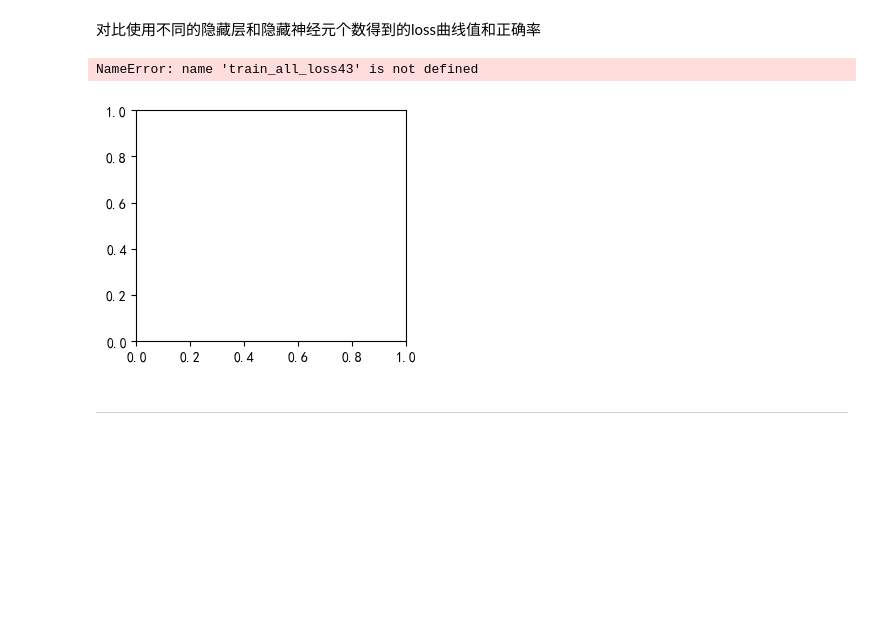
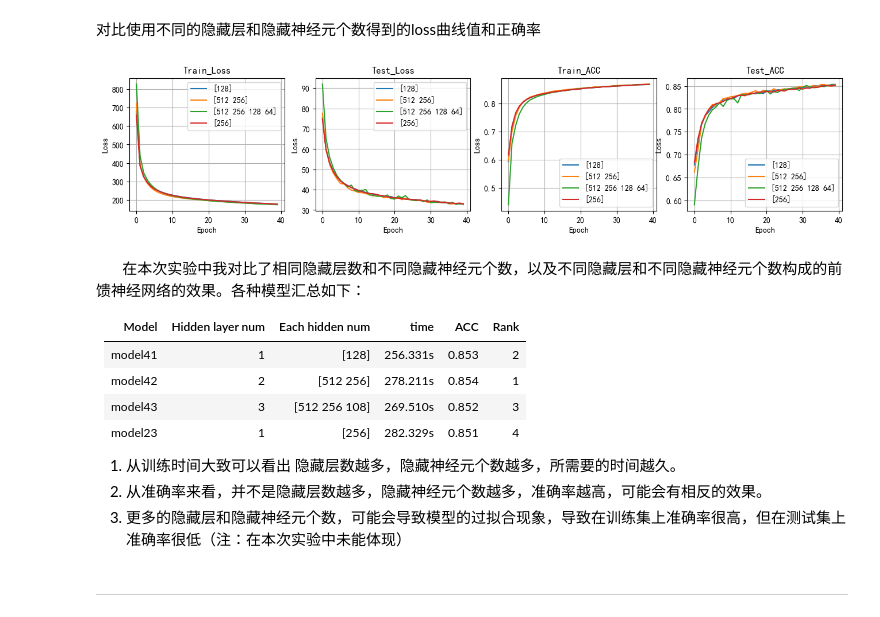
Before and after one commit to Drailife/BJTU-Deeplearning, a Jupyter notebook: 2.前馈神经网络/前馈神经网络实验.ipynb, the cells around one changed output. Cells and saved outputs as stored; diff of their text form; code cells hidden in the pictures; blank space fills up the shorter version.

```diff
--- a/2.前馈神经网络/前馈神经网络实验.ipynb
+++ b/2.前馈神经网络/前馈神经网络实验.ipynb
@@ -667,7 +671,7 @@ model23 = model23.to(device)
 def train_and_test(model=model23):
     MyModel = model
     print(MyModel)
-    optimizer = SGD(MyModel.parameters(), lr=0.02)  # 优化函数
+    optimizer = SGD(MyModel.parameters(), lr=0.01)  # 优化函数
     epochs = 40  # 训练轮数
     criterion = CrossEntropyLoss() # 损失函数
     train_all_loss23 = []  # 记录训练集上得loss变化
@@ -777,15 +785,17 @@ plt.show()
 ### 3.2.1画图函数
 # %%
 def ComPlot(datalist,title='1',ylabel='Loss',flag='act'):
+    plt.rcParams["font.sans-serif"]=["SimHei"] #设置字体
+    plt.rcParams["axes.unicode_minus"]=False #该语句解决图像中的“-”负号的乱码问题
     plt.title(title)
     plt.xlabel('Epoch')
     plt.ylabel(ylabel)
-    plt.plot(datalist[0],label='Elu' if flag=='act' else '[128]')
-    plt.plot(datalist[1],label='Tanh' if flag=='act' else '[512 256 128]')
-    plt.plot(datalist[2],label='Sigmoid' if flag=='act' else '[512,256]')
+    plt.plot(datalist[0],label='Tanh' if flag=='act' else '[128]')
+    plt.plot(datalist[1],label='Sigmoid' if flag=='act' else '[512 256]')
+    plt.plot(datalist[2],label='ELu' if flag=='act' else '[512 256 128 64]')
     plt.plot(datalist[3],label='Relu' if flag=='act' else '[256]')
     plt.legend()
-    plt.show()
+    plt.grid(True)
 # %% [markdown]
 ### 3.2.1 使用Tanh激活函数
 # %%
@@ -916,7 +938,7 @@ plt.show()
 ### 4.2.1一个隐藏层，神经元个数为[128]
 # %%
 # 使用实验二中多分类的模型  一个隐藏层，神经元个数为[128]
-model41 = MyNet23(1,28*28,[256],10,act='relu')
+model41 = MyNet23(1,28*28,[128],10,act='relu')
 model41 = model41.to(device) # 若有gpu则放在gpu上训练
 # 调用实验二中定义的训练函数，避免重复编写代码
 train_all_loss41,test_all_loss41,train_ACC41,test_ACC41 = train_and_test(model=model41)
@@ -971,9 +993,9 @@ torch.nn实现前馈网络-多分类任务 40轮 总用时: 449.038s
 # %%
-# 使用实验二中多分类的模型  两个隐藏层，神经元个数为[512，256，128]
+# 使用实验二中多分类的模型  四个隐藏层，神经元个数为[512，256，128，64]
 model43 = MyNet23(3,28*28,[512,256,128],10,act='relu')
 model43 = model43.to(device) # 若有gpu则放在gpu上训练
 # 调用实验二中定义的训练函数，避免重复编写代码
-train_all_loss43,test_all_loss43,train_ACC43,test_ACC4 = train_and_test(model=model43)
+train_all_loss43,test_all_loss43,train_ACC43,test_ACC43 = train_and_test(model=model43)
 # %% [output]
 你本次使用的激活函数为 relu
 MyNet23(
@@ -999,17 +1021,29 @@ torch.nn实现前馈网络-多分类任务 40轮 总用时: 431.372s
 # %%
 plt.figure(figsize=(16,3))
 plt.subplot(141)
-ComPlot([train_all_loss41,train_all_loss42,train_all_loss43,train_all_loss23],title='Train_Loss')
+ComPlot([train_all_loss41,train_all_loss42,train_all_loss43,train_all_loss23],title='Train_Loss',flag='hidden')
 plt.subplot(142)
-ComPlot([test_all_loss41,test_all_loss42,test_all_loss43,test_all_loss23],title='Test_Loss')
+ComPlot([test_all_loss41,test_all_loss42,test_all_loss43,test_all_loss23],title='Test_Loss',flag='hidden')
 plt.subplot(143)
-ComPlot([train_ACC41,train_ACC42,train_ACC43,train_ACC23],title='Train_ACC')
+ComPlot([train_ACC41,train_ACC42,train_ACC43,train_ACC23],title='Train_ACC',flag='hidden')
 plt.subplot(144)
-ComPlot([test_ACC41,test_ACC42,test_ACC43,test_ACC23],title='Test_ACC')
+ComPlot([test_ACC41,test_ACC42,test_ACC43,test_ACC23],title='Test_ACC', flag='hidden')
 plt.show()
 # %% [output]
-NameError: name 'train_all_loss43' is not defined
-[figure, old version]
+[figure, new version]
+# %% [markdown]
+&emsp;&emsp; 在本次实验中我对比了相同隐藏层数和不同隐藏神经元个数，以及不同隐藏层和不同隐藏神经元个数构成的前馈神经网络的效果。各种模型汇总如下：
+
+|Model|Hidden layer num| Each hidden num |time|ACC|Rank|
+|-|-|-|-|-|-|
+|model41|1|[128]|256.331s|0.853|2|
+|model42|2|[512 256]|278.211s|0.854|1|
+|model43|3|[512 256 108]|269.510s|0.852|3|
+|model23|1|[256]|282.329s|0.851|4|
+
+1. 从训练时间大致可以看出 隐藏层数越多，隐藏神经元个数越多，所需要的时间越久。
+2. 从准确率来看，并不是隐藏层数越多，隐藏神经元个数越多，准确率越高，可能会有相反的效果。
+3. 更多的隐藏层和隐藏神经元个数，可能会导致模型的过拟合现象，导致在训练集上准确率很高，但在测试集上准确率很低（注：在本次实验中未能体现）
 # %% [markdown]
 ---
 # %% [markdown]
```
Also changed, not shown: parts of 22 cells of this notebook, 3 other files.
